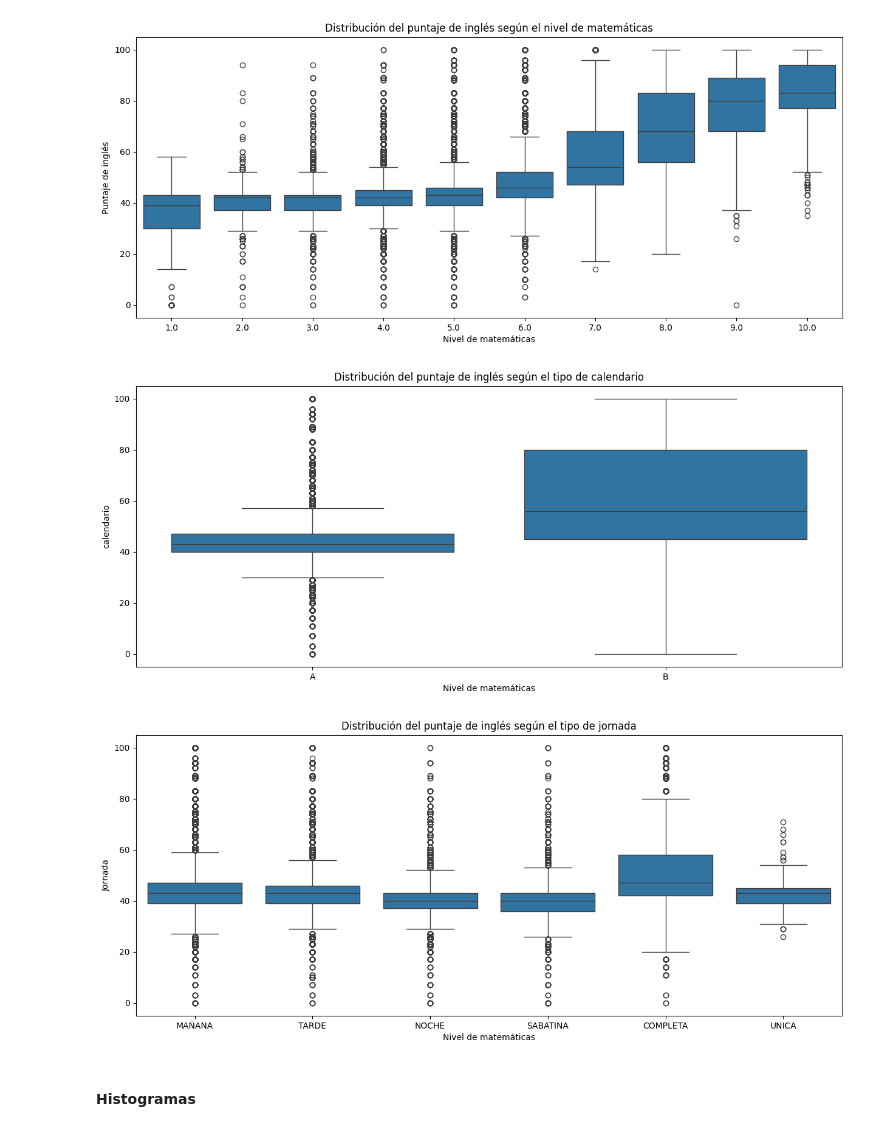
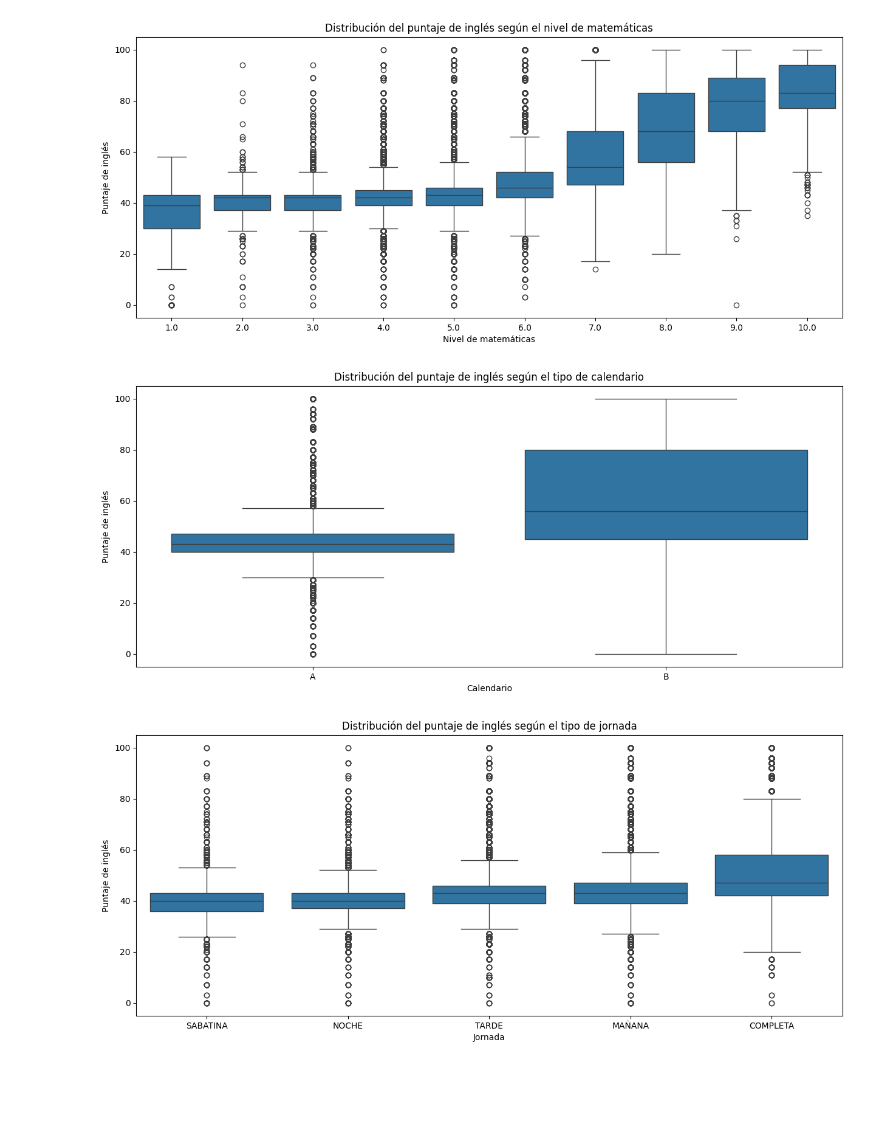
Before and after one commit to levium1029/Proyecto-2, a Jupyter notebook: main.ipynb, the cells around one changed output. Drawn from its saved outputs; the diff is of its cells as text; code cells hidden in the pictures; blank space fills up the shorter version.

```diff
--- a/main.ipynb
+++ b/main.ipynb
@@ -513,21 +519,19 @@ plt.show()
 # %%
 plt.figure(figsize=(15, 6))
 sns.boxplot(x='calendario', y='ingles', data=df_Ingles)
-plt.xlabel('Nivel de matemáticas')
-plt.ylabel('calendario')
+plt.xlabel('Calendario')
+plt.ylabel('Puntaje de inglés')
 plt.title('Distribución del puntaje de inglés según el tipo de calendario')
 plt.show()
 # %% [output]
-[figure, old version]
+[figure, new version]
 # %%
-orden_jornada = ["MAÑANA","TARDE","NOCHE","SABATINA","COMPLETA","UNICA"]
+orden_jornada = ["SABATINA","NOCHE","TARDE","MAÑANA","COMPLETA"]
 plt.figure(figsize=(15, 6))
 sns.boxplot(x='jornada', y='ingles', data=df_Ingles, order = orden_jornada)
-plt.xlabel('Nivel de matemáticas')
-plt.ylabel('Jornada')
+plt.xlabel('Jornada')
+plt.ylabel('Puntaje de inglés')
 plt.title('Distribución del puntaje de inglés según el tipo de jornada')
 plt.show()
 # %% [output]
-[figure, old version]
+[figure, new version]
-# %% [markdown]
-#### Histogramas
```
Also changed, not shown: parts of 8 cells of this notebook.
